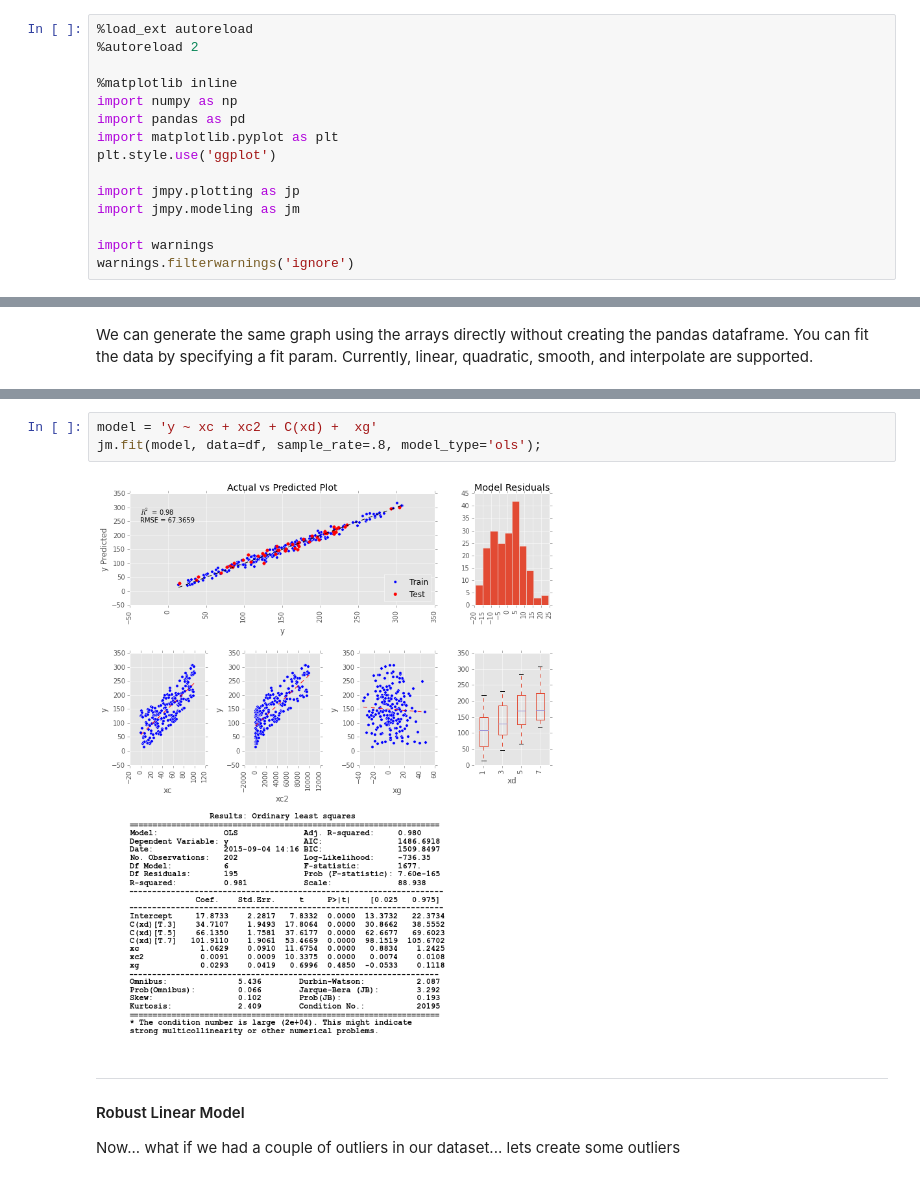
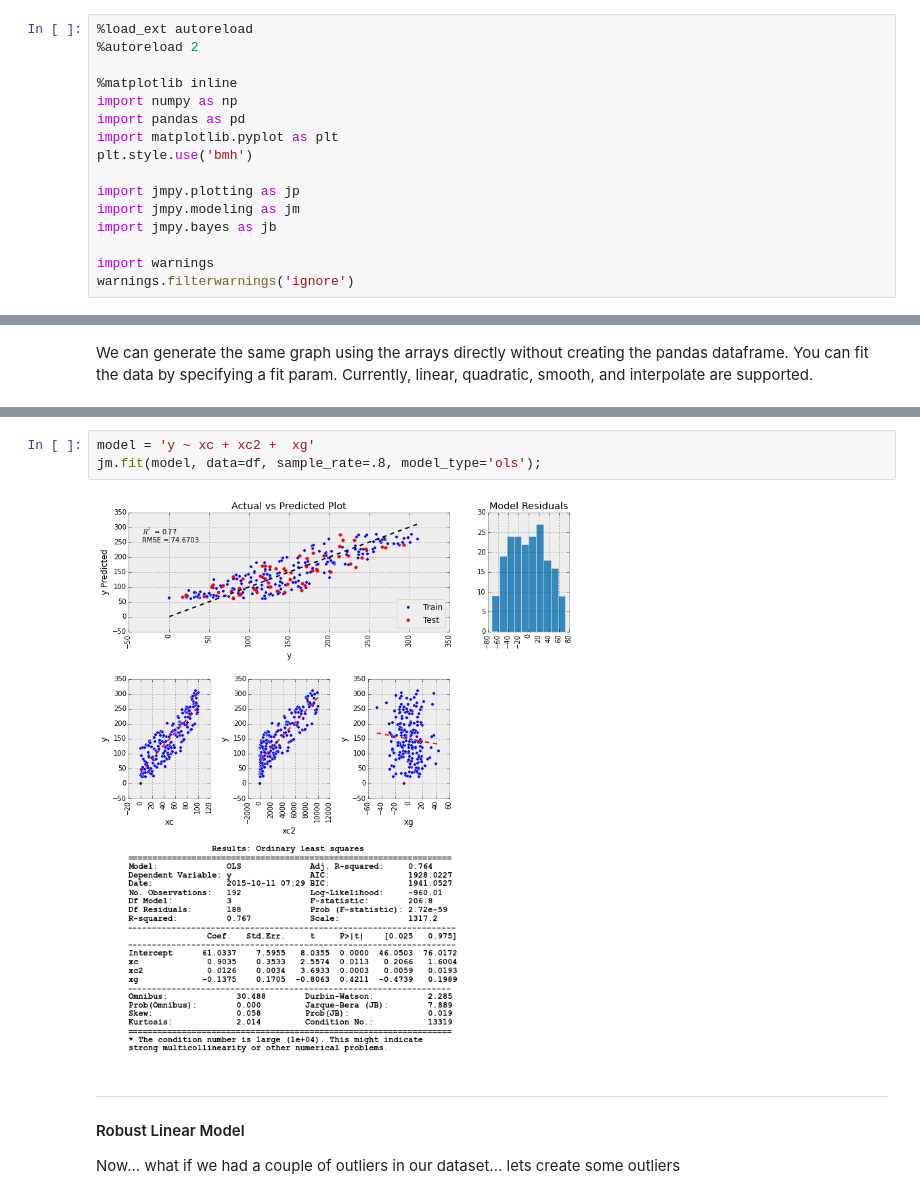
Before and after one commit to beltashazzer/jmpy, a Jupyter notebook: README.ipynb, the cells around one changed output, grey strips where cells are left out. Saved outputs shown, nothing was run; the diff lists cells and outputs as text.

```diff
--- a/README.ipynb
+++ b/README.ipynb
@@ -16,10 +30,11 @@ This module relies heavily on statsmodels, patsy, and pandas.
 import numpy as np
 import pandas as pd
 import matplotlib.pyplot as plt
-plt.style.use('ggplot')
+plt.style.use('bmh')
 
 import jmpy.plotting as jp
 import jmpy.modeling as jm
+import jmpy.bayes as jb
 
 import warnings
 warnings.filterwarnings('ignore')
@@ -131,10 +186,10 @@ All models are specified based on the patsy text formulas that are very similar
 
 By default, only 80% of the data is used to fit the model, and the other 20% is plotted alongside the data to validate the model results.  This can be changed by specifying a different sample_rate parameter.
 # %%
-model = 'y ~ xc + xc2 + C(xd) +  xg'
+model = 'y ~ xc + xc2 +  xg'
 jm.fit(model, data=df, sample_rate=.8, model_type='ols');
 # %% [output]
-[figure, old version]
+[figure, new version]
 # %% [markdown]
 ___
 #### Robust Linear Model
```
Also changed, not shown: parts of 36 cells of this notebook, 16 other files.
